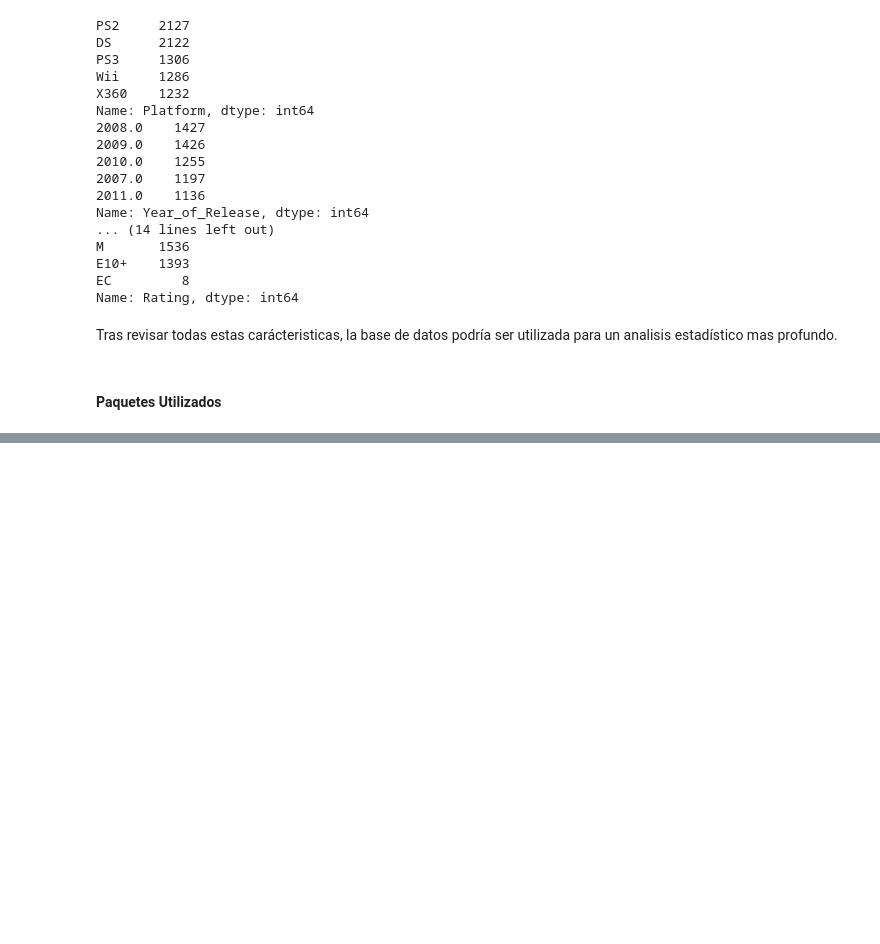
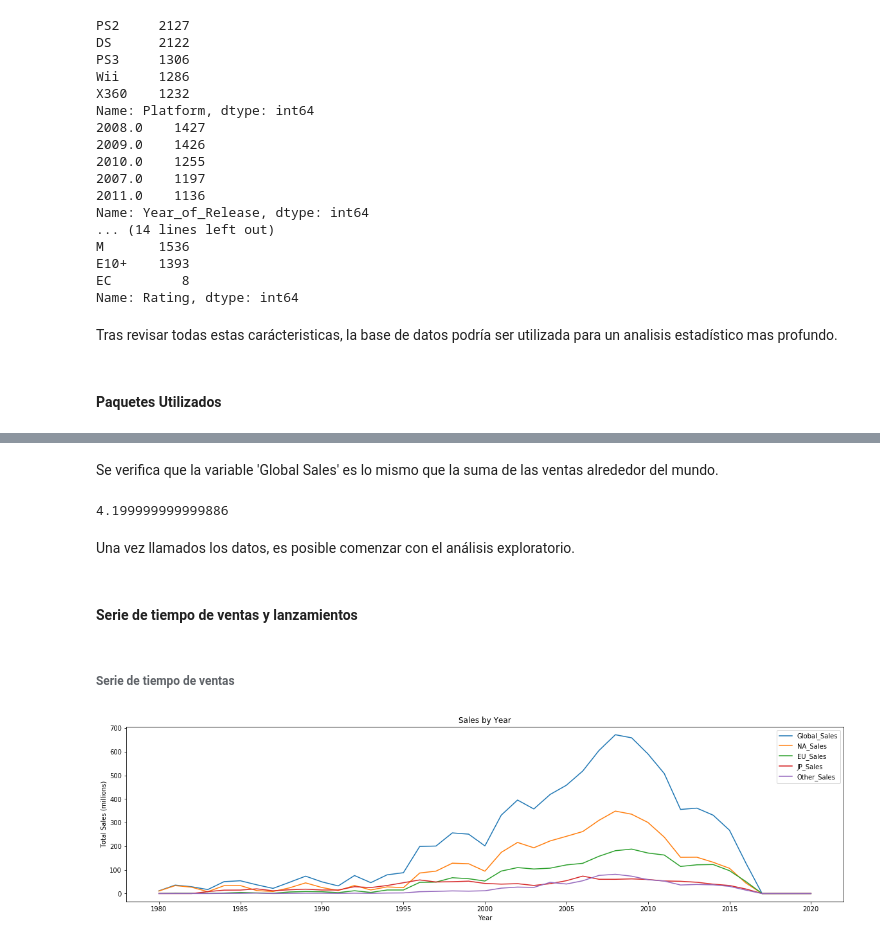
Before and after one commit to prope-2020-gh-classroom/practica-final-por-equipos-verano-2020-itam-jreyesgar93, a Jupyter notebook: practica_final_equipo_5.ipynb, the cells around one changed output, grey strips where cells are left out. Drawn from its saved outputs; the diff is of its cells as text; code cells hidden in the pictures; blank space fills up the shorter version.

```diff
--- a/practica_final_equipo_5.ipynb
+++ b/practica_final_equipo_5.ipynb
@@ -191,0 +218,2 @@ Ambos paquetes son ampliamente utilizados en la ciencia de datos y en este caso,
+# %%
+video_games = pd.DataFrame(df)
@@ -191,0 +234,26 @@ Ambos paquetes son ampliamente utilizados en la ciencia de datos y en este caso,
+# %% [markdown]
+Se verifica que la variable 'Global Sales' es lo mismo que la suma de las ventas alrededor del mundo.
+# %%
+specific_sales = video_games['NA_Sales'] + video_games['EU_Sales'] + video_games['JP_Sales'] + video_games['Other_Sales']
+Diference = video_games['Global_Sales'] - specific_sales
+sum(Diference)
+# %% [output]
+4.199999999999886
+# %% [markdown]
+Una vez llamados los datos, es posible comenzar con el análisis exploratorio.
+# %% [markdown]
+#### Serie de tiempo de ventas y lanzamientos
+# %% [markdown]
+###### Serie de tiempo de ventas
+# %%
+yearly_grouped = video_games.groupby(by="Year_of_Release")
+all_sales_sum = (yearly_grouped[['Global_Sales','NA_Sales','EU_Sales','JP_Sales',
+                                 'Other_Sales']]).sum()
+
+all_sales_sum.plot(figsize=(20,5))
+plt.title('Sales by Year')
+plt.xlabel('Year')
+plt.ylabel('Total Sales (millions)')
+plt.show()
+# %% [output]
+[figure, added]
```
Also changed, not shown: parts of 92 cells of this notebook, 1 other file.
